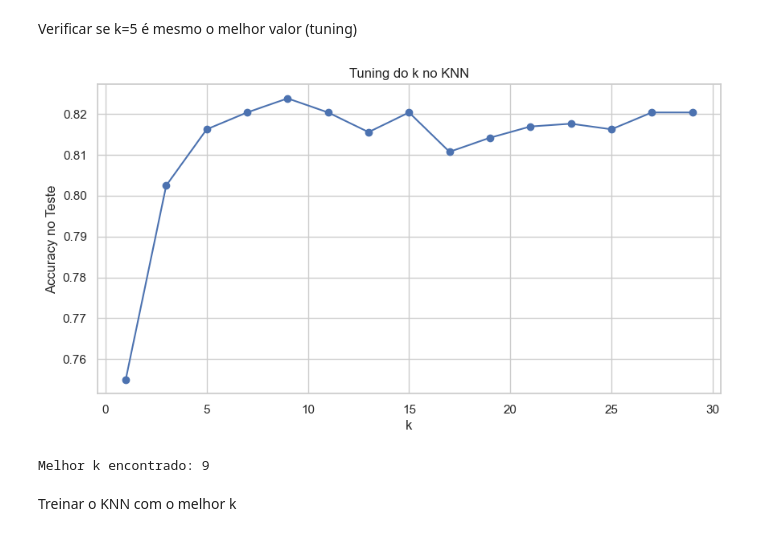
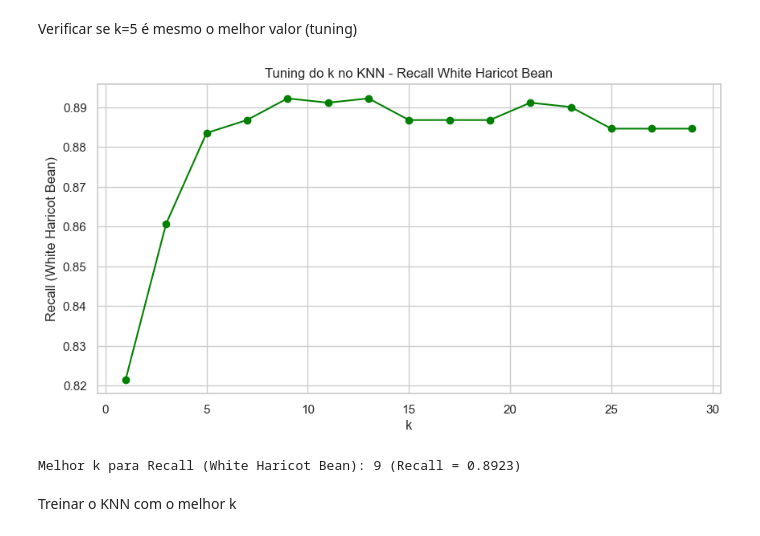
Before and after one commit to tomasgferreira06/ML_Challenge1, a Jupyter notebook: proj.ipynb, the cells around one changed output. Saved outputs shown, nothing was run; the diff lists cells and outputs as text; code cells hidden in the pictures.

```diff
--- a/proj.ipynb
+++ b/proj.ipynb
@@ -324,7 +324,7 @@ Name: count, dtype: int64
 # %% [markdown]
 Definir X e y
 # %%
-features = ['Length', 'Width', 'Area', 'Perimeter', 'Roundness', 'Compactness']
+features = ['Length', 'Width', 'Area', 'Perimeter']
 
 X = df_clean[features]
 y = df_clean["Target"]
@@ -487,28 +508,32 @@ Matriz de Confusão:
 # %% [markdown]
 Verificar se k=5 é mesmo o melhor valor (tuning)
 # %%
-accuracies = []
+recalls_white_bean = []  # Recall para White Haricot Bean (classe 1)
 k_values = range(1, 30, 2)   # só ímpares para evitar empates
 
 for k in k_values:
     knn_temp = KNeighborsClassifier(n_neighbors=k)
     knn_temp.fit(X_train_scaled, y_train)
-    acc = knn_temp.score(X_test_scaled, y_test)
-    accuracies.append(acc)
+    y_pred_temp = knn_temp.predict(X_test_scaled)
 
-plt.figure(figsize=(10,5))
-plt.plot(k_values, accuracies, marker="o")
+    # Recall para White Haricot Bean (classe 1)
+    recall_per_class = recall_score(y_test, y_pred_temp, average=None)
+    recalls_white_bean.append(recall_per_class[1])
+
+# Plot
+plt.figure(figsize=(10, 5))
+plt.plot(k_values, recalls_white_bean, marker="o", color='green')
 plt.xlabel("k")
-plt.ylabel("Accuracy no Teste")
-plt.title("Tuning do k no KNN")
+plt.ylabel("Recall (White Haricot Bean)")
+plt.title("Tuning do k no KNN - Recall White Haricot Bean")
 plt.grid(True)
 plt.show()
 
-best_k = k_values[accuracies.index(max(accuracies))]
-print("Melhor k encontrado:", best_k)
+best_k = k_values[recalls_white_bean.index(max(recalls_white_bean))]
+print(f"Melhor k para Recall (White Haricot Bean): {best_k} (Recall = {max(recalls_white_bean):.4f})")
 # %% [output]
-[figure, old version]
+[figure, new version]
-Melhor k encontrado: 9
+Melhor k para Recall (White Haricot Bean): 9 (Recall = 0.8923)
 # %% [markdown]
 Treinar o KNN com o melhor k
 # %%
```
Also changed, not shown: parts of 21 cells of this notebook, 1 other file.
